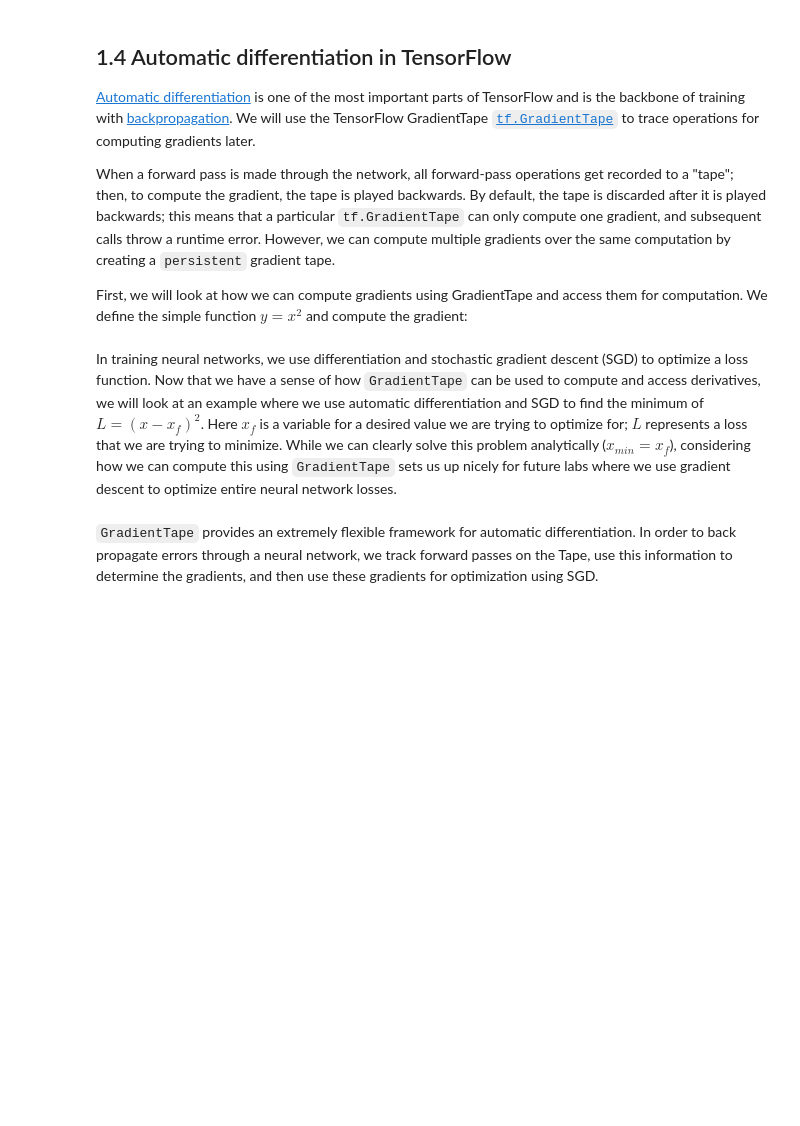
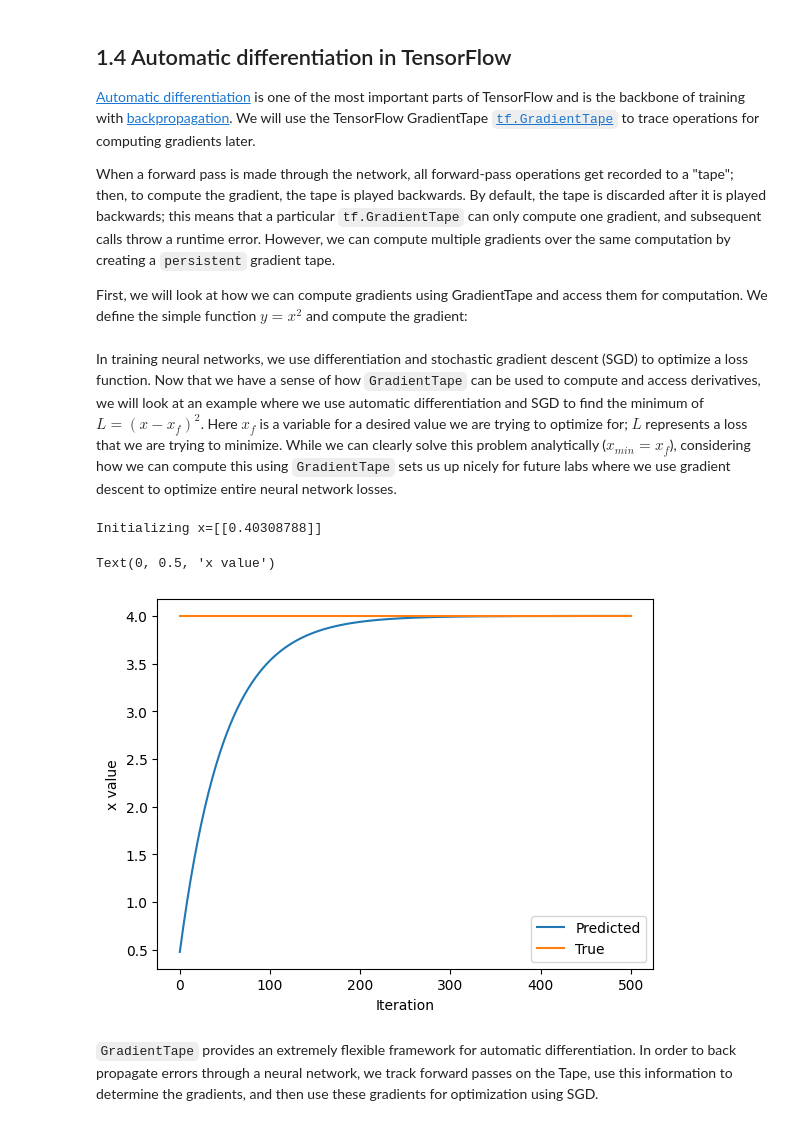
Before and after one commit to felix-h-kong/mit-6.S191-labs, a Jupyter notebook: lab1/Part1_TensorFlow.ipynb, the cells around one changed output. Cells and saved outputs as stored; diff of their text form; code cells hidden in the pictures; blank space fills up the shorter version.

```diff
--- a/lab1/Part1_TensorFlow.ipynb
+++ b/lab1/Part1_TensorFlow.ipynb
@@ -328,33 +346,37 @@ In training neural networks, we use differentiation and stochastic gradient desc
 # %%
 ### Function minimization with automatic differentiation and SGD ###
 
 # Initialize a random value for our initial x
 x = tf.Variable([tf.random.normal([1])])
 print("Initializing x={}".format(x.numpy()))
 
 learning_rate = 1e-2 # learning rate for SGD
 history = []
 # Define the target value
 x_f = 4
 
 # We will run SGD for a number of iterations. At each iteration, we compute the loss,
 #   compute the derivative of the loss with respect to x, and perform the SGD update.
 for i in range(500):
   with tf.GradientTape() as tape:
     '''TODO: define the loss as described above'''
-    loss = # TODO
+    loss = (x - x_f)**2
 
   # loss minimization using gradient tape
   grad = tape.gradient(loss, x) # compute the derivative of the loss with respect to x
   new_x = x - learning_rate*grad # sgd update
   x.assign(new_x) # update the value of x
   history.append(x.numpy()[0])
 
 # Plot the evolution of x as we optimize towards x_f!
 plt.plot(history)
 plt.plot([0, 500],[x_f,x_f])
 plt.legend(('Predicted', 'True'))
 plt.xlabel('Iteration')
 plt.ylabel('x value')
+# %% [output]
+Initializing x=[[0.40308788]]
+Text(0, 0.5, 'x value')
+[figure, added]
 # %% [markdown]
 `GradientTape` provides an extremely flexible framework for automatic differentiation. In order to back propagate errors through a neural network, we track forward passes on the Tape, use this information to determine the gradients, and then use these gradients for optimization using SGD.
```
Also changed, not shown: parts of 8 cells of this notebook.
